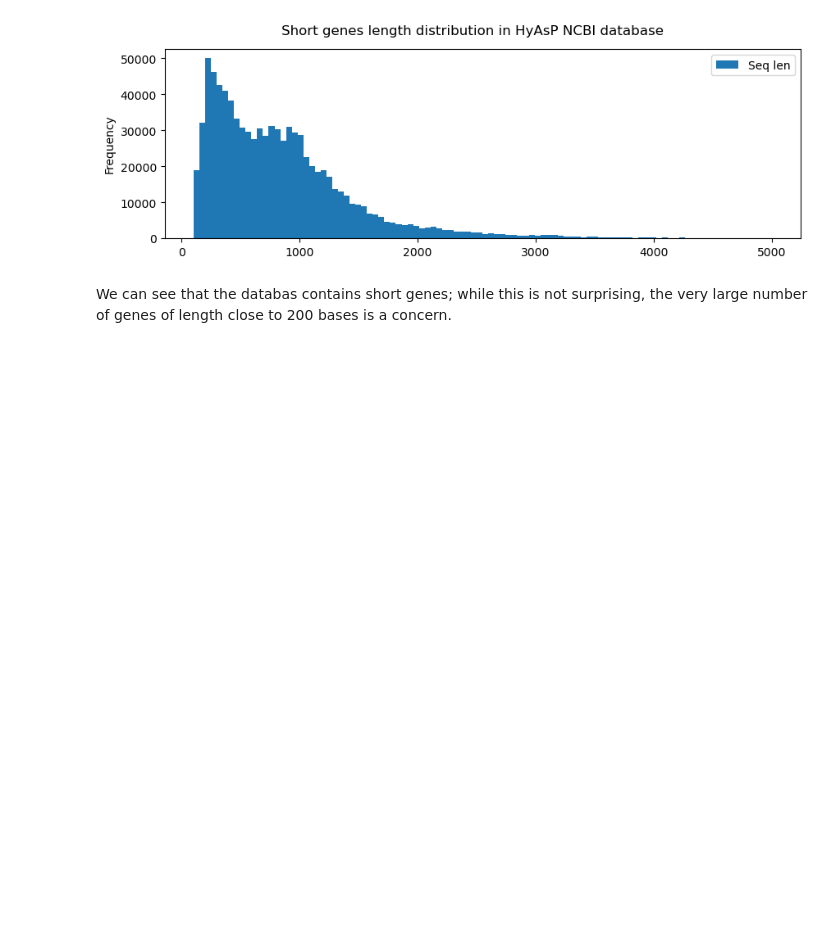
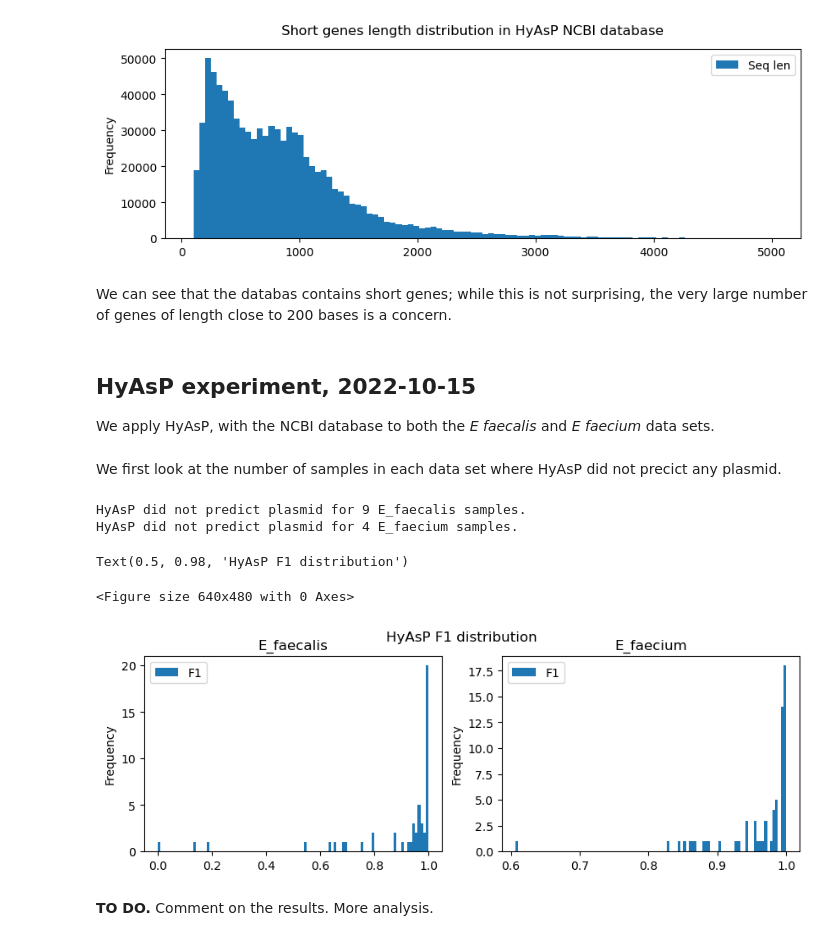
Before and after one commit to cchauve/CompMath-Day-2023, a Jupyter notebook: results/JOURNAL.ipynb, the cells around one changed output. Drawn from its saved outputs; the diff is of its cells as text; code cells hidden in the pictures; blank space fills up the shorter version.

```diff
--- a/results/JOURNAL.ipynb
+++ b/results/JOURNAL.ipynb
@@ -201,3 +201,41 @@ Text(0.5, 0.98, 'Short genes length distribution in HyAsP NCBI database')
 [figure]
 # %% [markdown]
 We can see that the databas contains short genes; while this is not surprising, the very large number of genes of length close to 200 bases is a concern.
+# %% [markdown]
+## HyAsP experiment, 2022-10-15
+
+We apply HyAsP, with the NCBI database to both the *E faecalis* and *E faecium* data sets.
+# %%
+# Results files
+HyAsP_datasets = ['E_faecalis', 'E_faecium']
+HyAsP_csv_files = {
+    dataset: f'./2022-10-15_HyAsP/{dataset}_HyAsP_F1.csv'
+    for dataset in HyAsP_datasets
+}
+# Results dataframes
+HyAsP_F1_df = {
+    dataset: pd.read_csv(HyAsP_csv_file)
+    for dataset,HyAsP_csv_file in HyAsP_csv_files.items()
+}
+# %% [markdown]
+We first look at the number of samples in each data set where HyAsP did not precict any plasmid.
+# %%
+for dataset in HyAsP_datasets:
+    dataset_df = HyAsP_F1_df[dataset]
+    dataset_nb_NaN = len(dataset_df[dataset_df['F1'].isnull()].index)
+    print(f'HyAsP did not predict plasmid for {dataset_nb_NaN} {dataset} samples.')
+# %% [output]
+HyAsP did not predict plasmid for 9 E_faecalis samples.
+HyAsP did not predict plasmid for 4 E_faecium samples.
+# %%
+plt.figure()
+fig, ax = plt.subplots(1,2, figsize=(16,3))
+for i, (dataset,dataset_df) in enumerate(HyAsP_F1_df.items()):
+    dataset_df.plot.hist(ax=ax[i], column=['F1'], figsize=(10,3), bins=100, title=dataset)
+plt.suptitle('HyAsP F1 distribution')
+# %% [output]
+Text(0.5, 0.98, 'HyAsP F1 distribution')
+<Figure size 640x480 with 0 Axes>
+[figure, added]
+# %% [markdown]
+**TO DO.** Comment on the results. More analysis.
```
